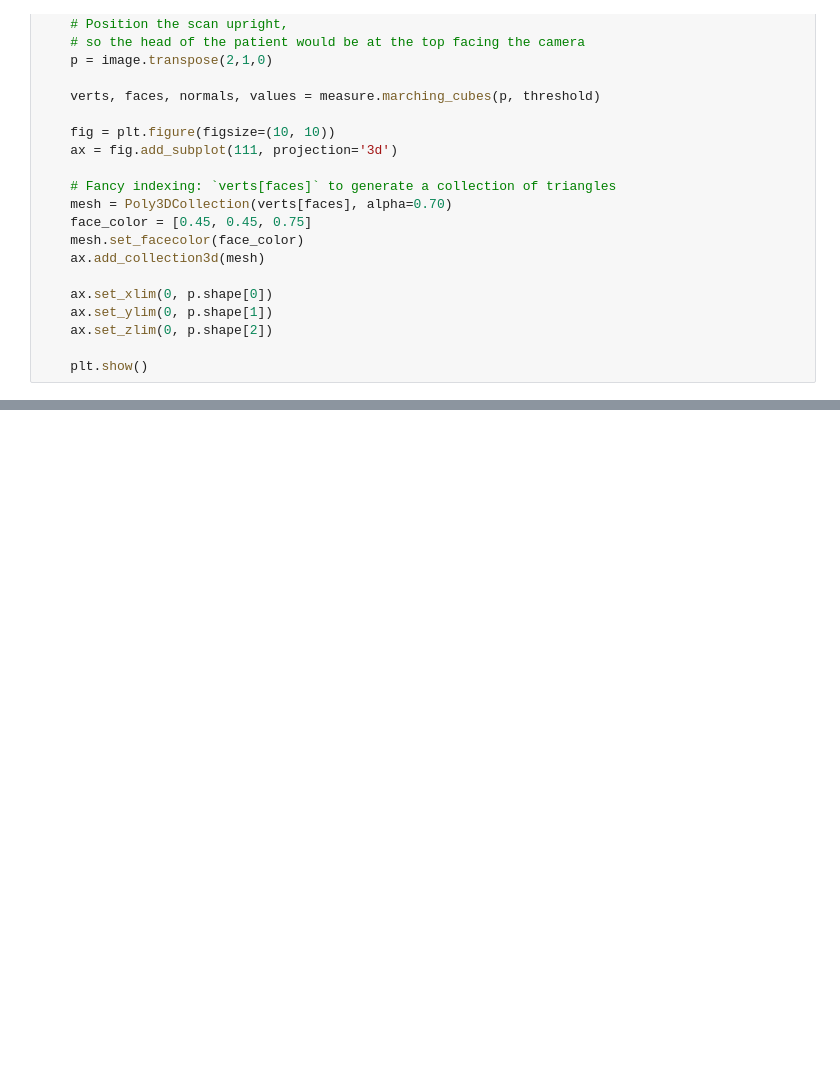
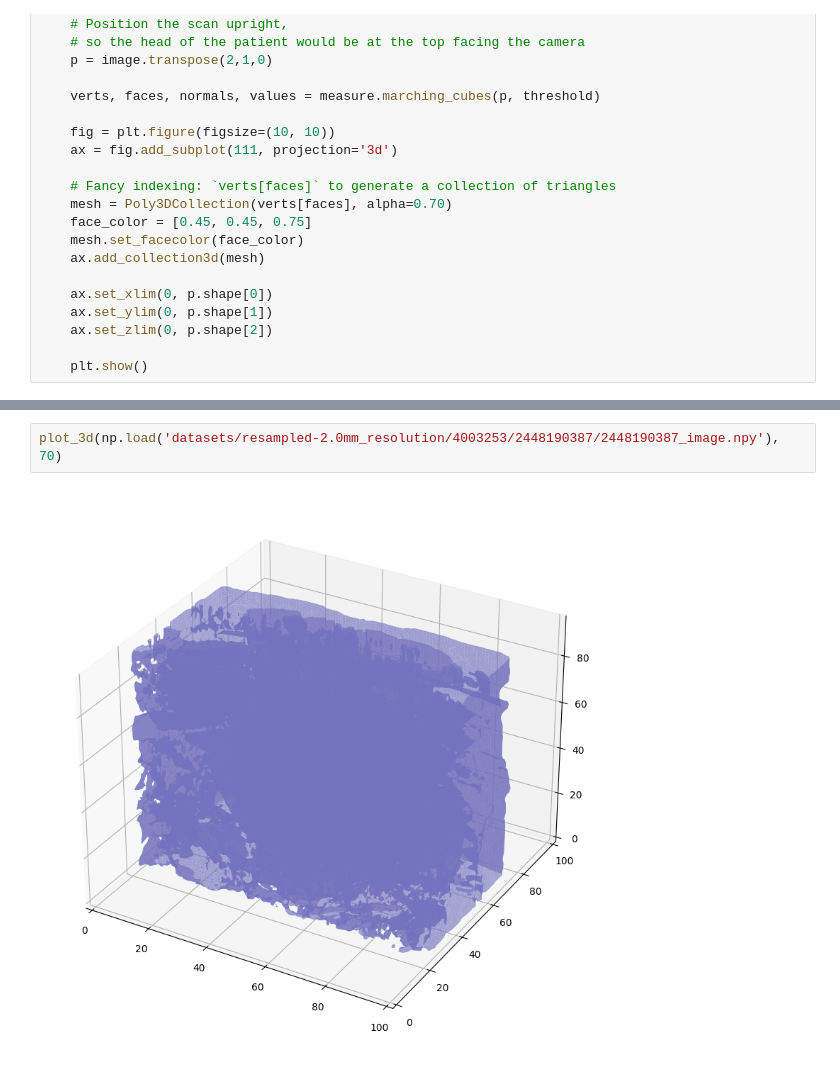
Before and after one commit to hmhornung/Lumbar-Spine-Degenerative-Classification, a Jupyter notebook: preprocessing/preprocess.ipynb, the cells around one changed output, grey strips where cells are left out. Drawn from its saved outputs; the diff is of its cells as text; blank space fills up the shorter version.

```diff
--- a/preprocessing/preprocess.ipynb
+++ b/preprocessing/preprocess.ipynb
@@ -135,0 +156,4 @@ def plot_3d(image, threshold=-300):
+# %%
+plot_3d(np.load('datasets/resampled-2.0mm_resolution/4003253/2448190387/2448190387_image.npy'), 70)
+# %% [output]
+[figure, added]
```
Also changed, not shown: parts of 6 cells of this notebook, 1 other file.
